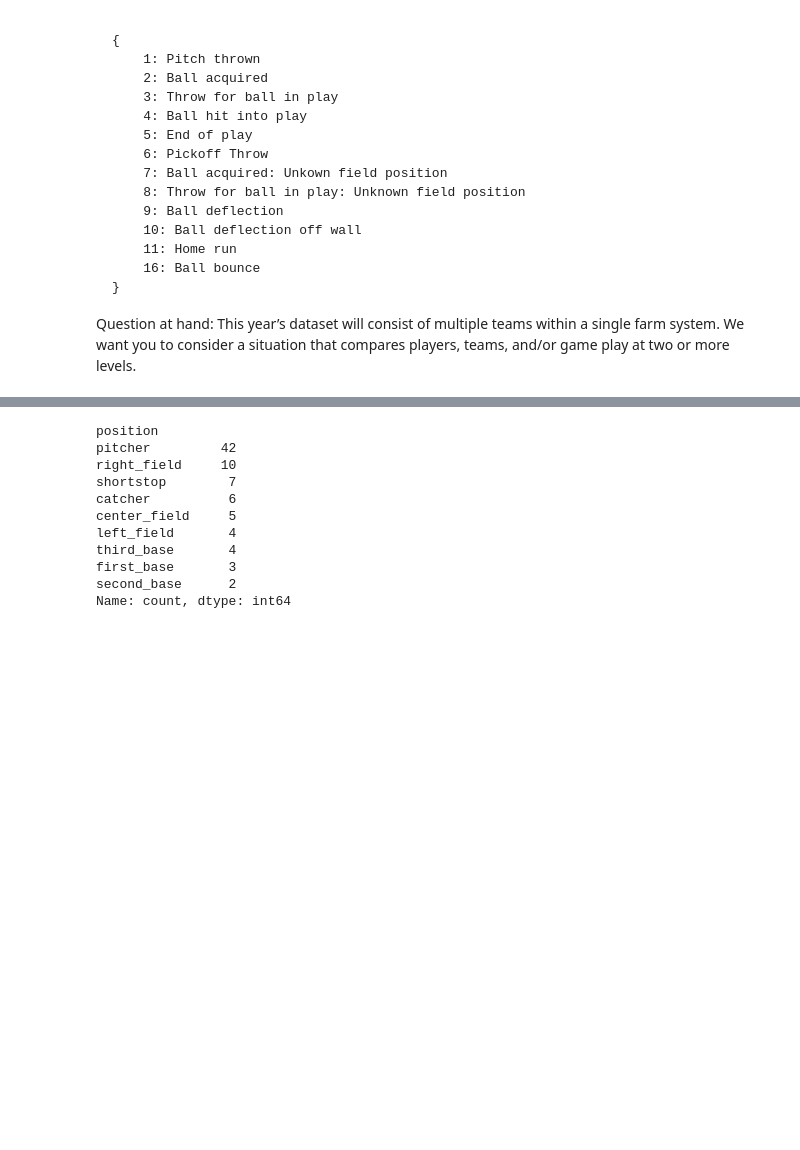
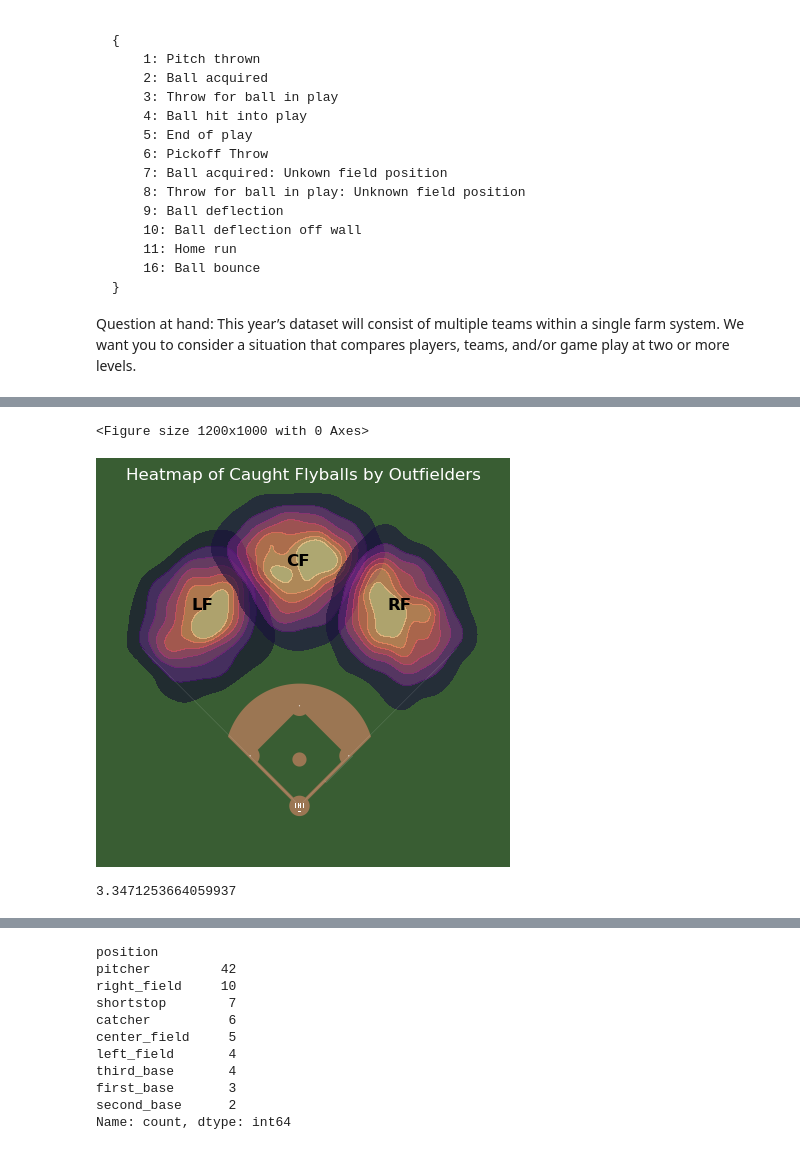
Before and after one commit to EddietheProgrammer/SMT-Data-Challenge, a Jupyter notebook: Vizs & Analysis.ipynb, the cells around one changed output, grey strips where cells are left out. Saved outputs shown, nothing was run; the diff lists cells and outputs as text; code cells hidden in the pictures; blank space fills up the shorter version.

```diff
--- a/Vizs & Analysis.ipynb
+++ b/Vizs & Analysis.ipynb
@@ -186,0 +220,50 @@ game_events.loc[(game_events['game_str'] == '1884_143_Vis4BE_Home4A') & (game_ev
+# %%
+final = pd.merge(player_pos_out, ball_pos_out, on = ['game_str', 'play_id'], how = 'left', suffixes = ('', '_ball')).dropna(subset='ball_pos_start_x')
+# %%
+final['player_position_y'] = final['player_position_y'].map({7 : 'LF', 8 : 'CF', 9 : 'RF'})
+# %%
+final = final[final['player_position_y'] == final['player_position_x']]
+# %%
+def plot_heatmap(df):
+    field = MiLBField()
+
+    plt.figure(figsize=(12, 10))
+
+    field.draw()
+
+    positions = ['LF', 'CF', 'RF']
+
+    for position in positions:
+        position_data = df[df['player_position_y'] == position]
+        sns.kdeplot(
+            x=position_data['ball_pos_end_x'],
+            y=position_data['ball_pos_end_y'],
+            fill=True,
+            cmap='magma',
+            alpha=0.6,
+            levels = 8,
+            ax=plt.gca()
+        )
+
+        plt.text(position_data.field_start_x.mean(), position_data.field_start_y.mean(),
+                 position, fontsize=12, ha='center', color='black', fontweight = 'bold')
+
+    plt.title('Heatmap of Caught Flyballs by Outfielders', c = 'w')
+
+    plt.show()
+# %%
+plot_heatmap(final)
+# %% [output]
+<Figure size 1200x1000 with 0 Axes>
+[figure, added]
+# %%
+# 94,499 events
+
+(3163 / 94499) * 100
+# About 3% of our plays are flyouts.
+
+# CF	1237
+# LF	1000
+# RF	926 Play totals <–
+# %% [output]
+3.3471253664059937
```
Also changed, not shown: parts of 18 cells of this notebook.
